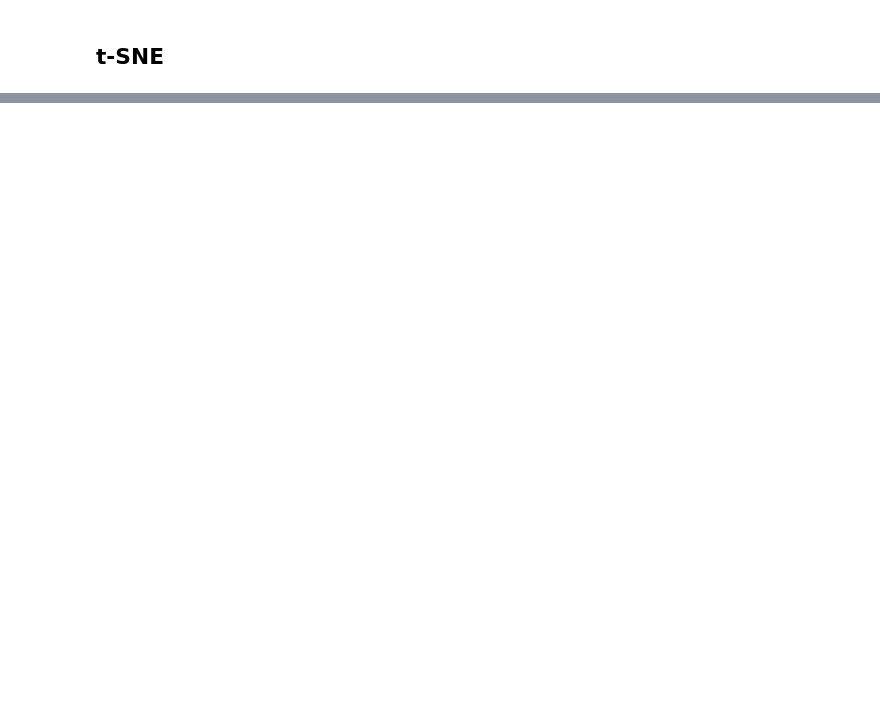
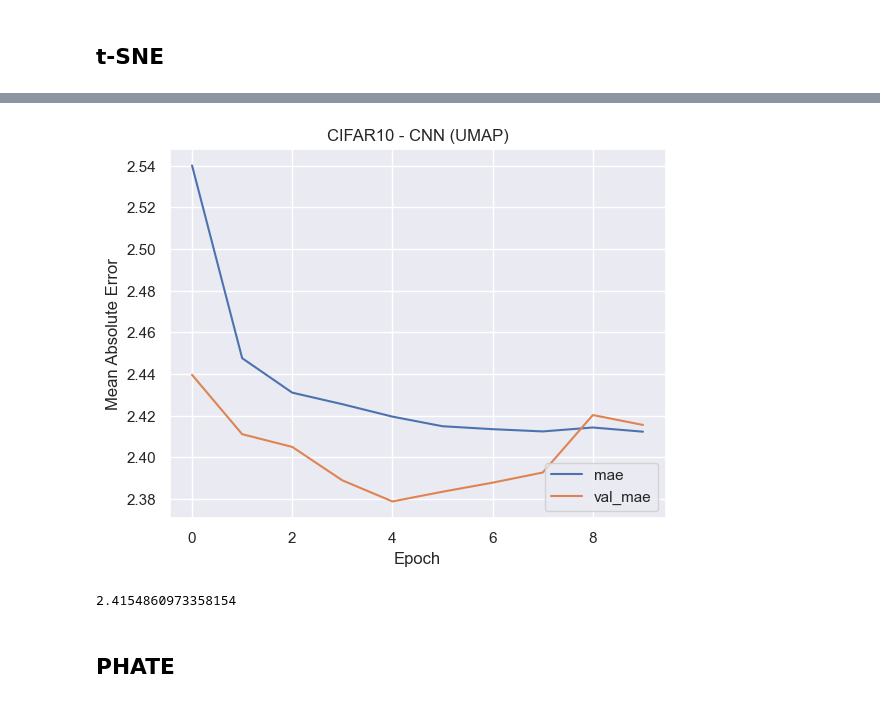
Before and after one commit to harsht12/dimensionality-reduction-algos, a Jupyter notebook: cnn.ipynb, the cells around one changed output, grey strips where cells are left out. Cells and saved outputs as stored; diff of their text form; code cells hidden in the pictures; blank space fills up the shorter version.

```diff
--- a/cnn.ipynb
+++ b/cnn.ipynb
@@ -273,0 +288,6 @@ print(mae)
+# %%
+train_umap = train_umap.reshape(train_umap.shape[0], train_umap.shape[1], 1)
+test_umap = test_umap.reshape(test_umap.shape[0], test_umap.shape[1], 1)
+
+print(train_umap.shape)
+print(test_umap.shape)
@@ -273,0 +297,15 @@ print(mae)
+# %%
+n_timesteps = train_umap.shape[1]
+n_features = test_umap.shape[2]
+
+model_umap = models.Sequential()
+model_umap.add(layers.Input(shape=(n_timesteps, n_features)))
+model_umap.add(layers.Conv1D(filters=64, kernel_size=1, activation='relu'))
+model_umap.add(layers.Dropout(0.5))
+model_umap.add(layers.Conv1D(filters=32, kernel_size=1, activation='relu'))
+model_umap.add(layers.Conv1D(filters=16, kernel_size=1, activation='relu'))
+model_umap.add(layers.MaxPooling1D(pool_size=2))
+
+model_umap.add(layers.Flatten())
+model_umap.add(layers.Dense(32, activation='relu'))
+model_umap.add(layers.Dense(n_features))
@@ -273,0 +332,7 @@ print(mae)
+# %%
+model_umap.compile(optimizer=tf.keras.optimizers.RMSprop(0.001),
+              loss='mse',
+              metrics=['mae'])
+
+history_umap = model_umap.fit(train_umap, train_labels, epochs=10,
+                    validation_data=(test_umap, test_labels))
@@ -273,0 +360,10 @@ print(mae)
+# %%
+plt.plot(history_umap.history['mae'], label='mae')
+plt.plot(history_umap.history['val_mae'], label = 'val_mae')
+plt.xlabel('Epoch')
+plt.ylabel('Mean Absolute Error')
+plt.legend(loc='lower right')
+plt.title("CIFAR10 - CNN (UMAP)")
+
+loss, mae = model_umap.evaluate(test_umap,  test_labels, verbose=2)
+# %% [output]
@@ -273,0 +371,7 @@ print(mae)
+[figure, added]
+# %%
+print(mae)
+# %% [output]
+2.4154860973358154
+# %% [markdown]
+## PHATE
```
Also changed, not shown: parts of 27 cells of this notebook, 1 other file.
